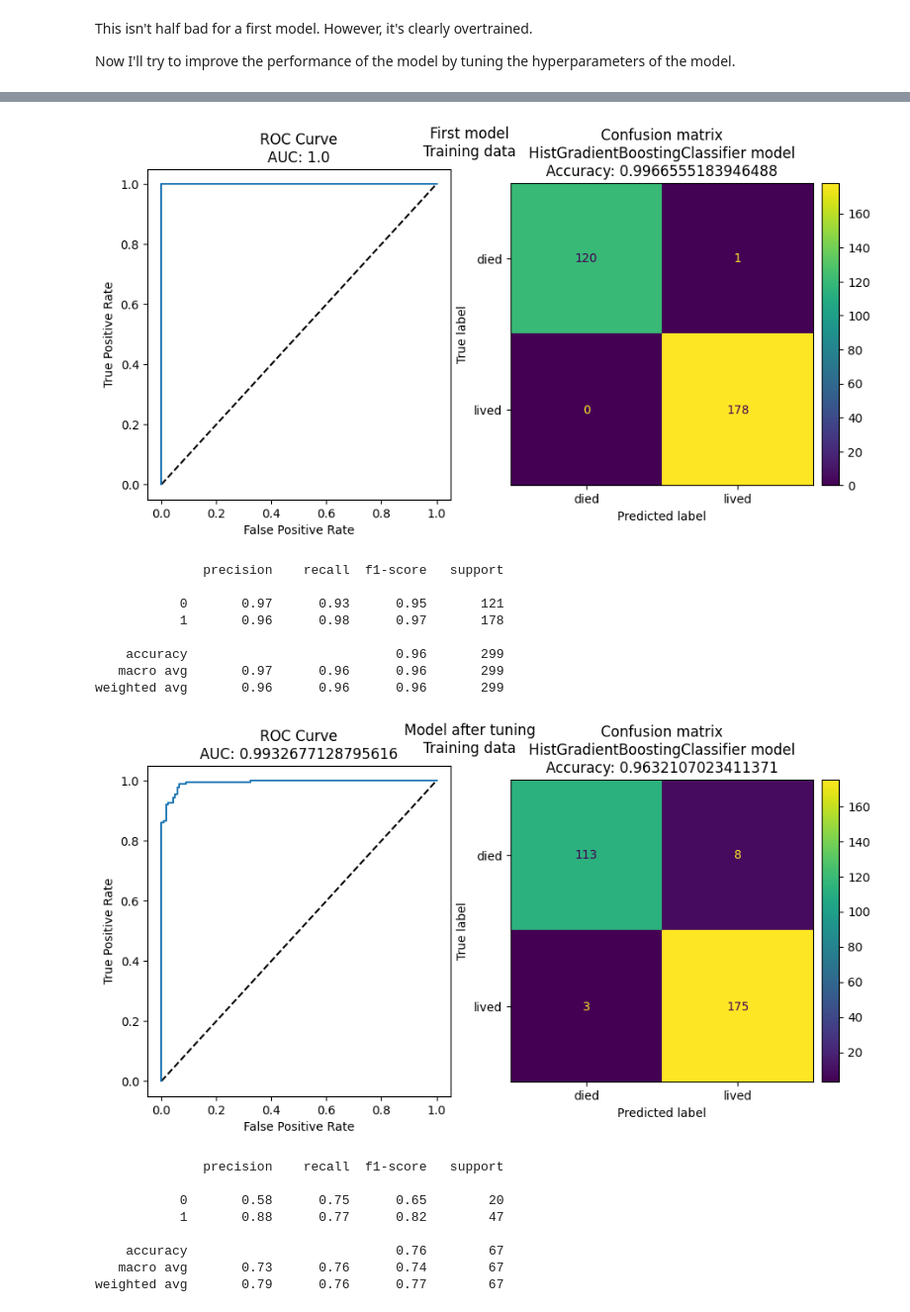
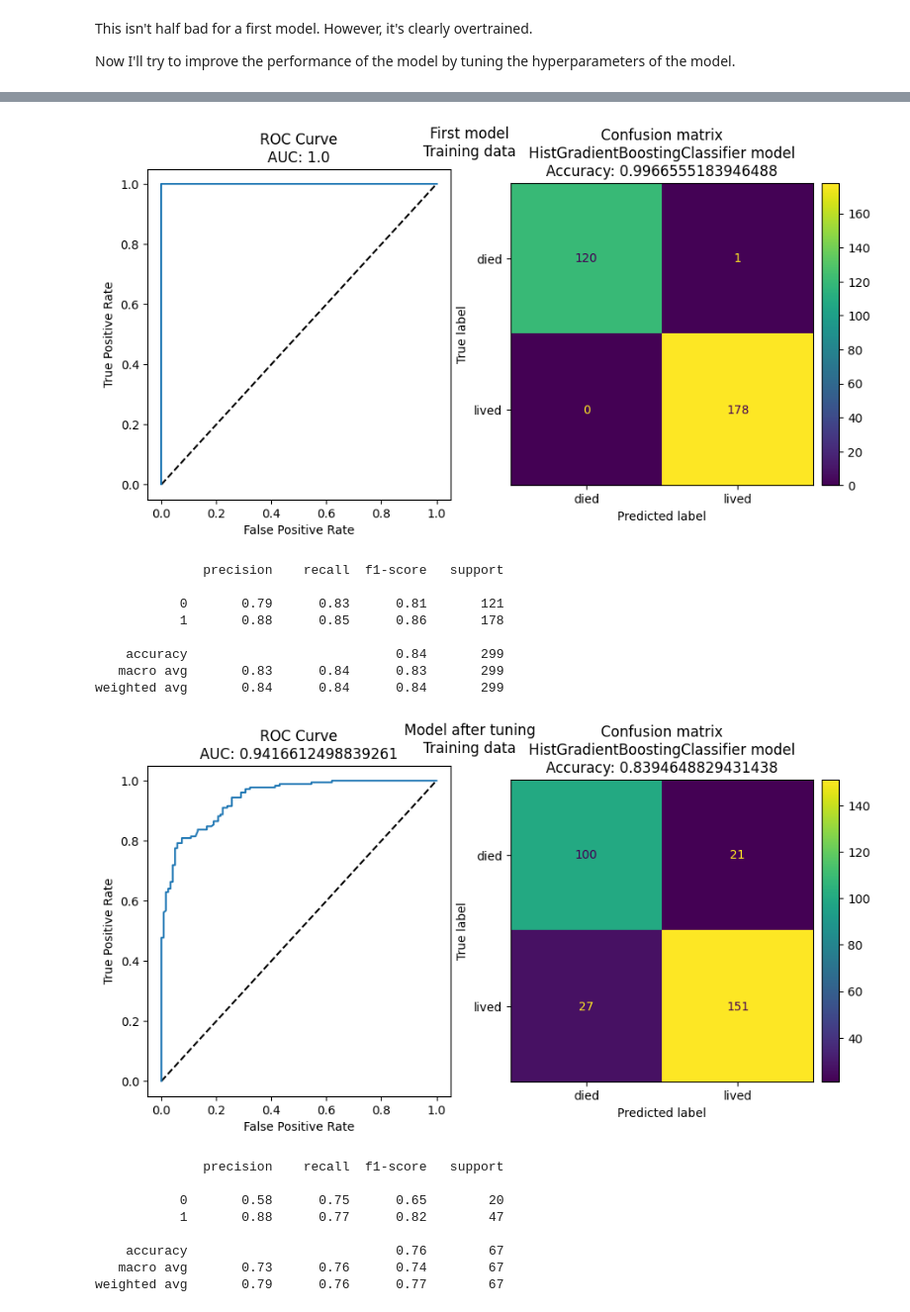
Before and after one commit to csharp14/horse-colic-project, a Jupyter notebook: ColicAnalysis.ipynb, the cells around one changed output, grey strips where cells are left out. Shown at 99% size. Saved outputs shown, nothing was run; the diff lists cells and outputs as text; code cells hidden in the pictures.

Commit message:
Added package requirements and saved the tuned and fitted model

```diff
--- a/ColicAnalysis.ipynb
+++ b/ColicAnalysis.ipynb
@@ -532,34 +520,30 @@ best_cat_feats = []
 # %%
-final_HGBC_model = HistGradientBoostingClassifier(
-        learning_rate=best_learning_rate, max_iter=best_max_iter,
-        max_leaf_nodes=best_max_leaf_nodes, max_depth=best_max_depth,
-        min_samples_leaf=best_min_samples, l2_regularization=best_l2_regularization,
-        max_bins=best_max_bins,categorical_features=best_cat_feats)
-fitted_HGBC_model = final_HGBC_model.fit(X_train, y_train)
+loaded_tuned_model = pickle.load(open('fitted_HGBR_model.sav', 'rb'))
+
 accuracy, auc = cm_roc_auc_plot(X_train,y_train,first_model,'First model\nTraining data',do_show_plot=True)
-accuracy, auc = cm_roc_auc_plot(X_train,y_train,fitted_HGBC_model,'Model after tuning\nTraining data',do_show_plot=True)
+accuracy, auc = cm_roc_auc_plot(X_train,y_train,loaded_tuned_model,'Model after tuning\nTraining data',do_show_plot=True)
 
 accuracy, auc = cm_roc_auc_plot(X_test,y_test,first_model,'First model\nTest data',do_show_plot=True)
-accuracy, auc = cm_roc_auc_plot(X_test,y_test,fitted_HGBC_model,'Model after tuning\nTest data',do_show_plot=True)
+accuracy, auc = cm_roc_auc_plot(X_test,y_test,loaded_tuned_model,'Model after tuning\nTest data',do_show_plot=True)
 # %% [output]
               precision    recall  f1-score   support
 
            0       1.00      0.99      1.00       121
            1       0.99      1.00      1.00       178
 
     accuracy                           1.00       299
    macro avg       1.00      1.00      1.00       299
 weighted avg       1.00      1.00      1.00       299
 [figure]
               precision    recall  f1-score   support
 
-           0       0.97      0.93      0.95       121
-           1       0.96      0.98      0.97       178
+           0       0.79      0.83      0.81       121
+           1       0.88      0.85      0.86       178
 
-    accuracy                           0.96       299
-   macro avg       0.97      0.96      0.96       299
-weighted avg       0.96      0.96      0.96       299
+    accuracy                           0.84       299
+   macro avg       0.83      0.84      0.83       299
+weighted avg       0.84      0.84      0.84       299
-[figure, old version]
+[figure, new version]
               precision    recall  f1-score   support
 
            0       0.58      0.75      0.65        20
```
Also changed, not shown: parts of 10 cells of this notebook, 2 other files.
